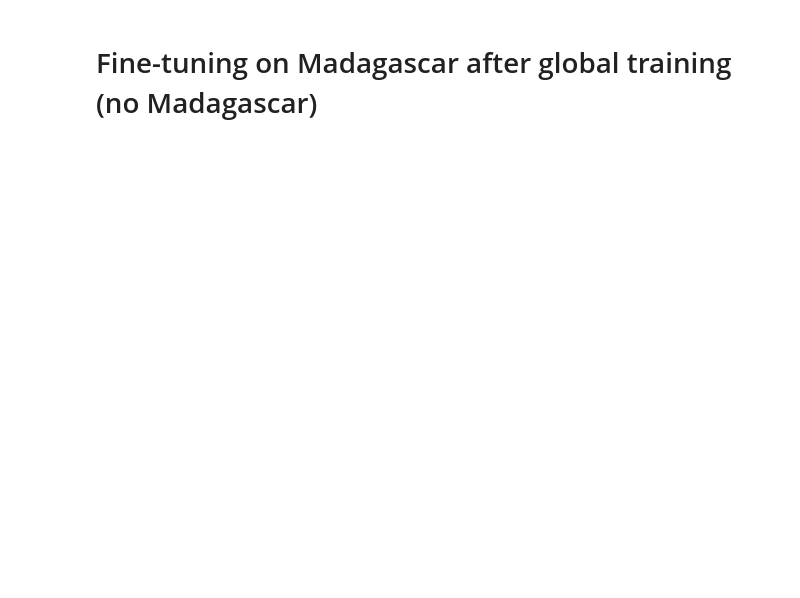
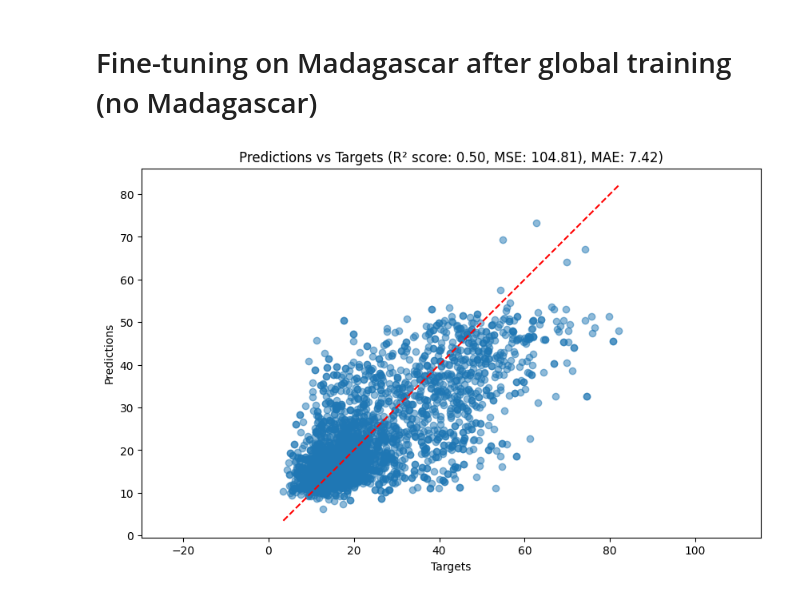
Before and after one commit to morand-g/malpolon-marbec, a Jupyter notebook: examples/poverty/results.ipynb, the cells around one changed output. Drawn from its saved outputs; the diff is of its cells as text; code cells hidden in the pictures; blank space fills up the shorter version.

```diff
--- a/examples/poverty/results.ipynb
+++ b/examples/poverty/results.ipynb
@@ -59,5 +65,7 @@ plot_predict(data)
 # %%
 %tensorboard --logdir=outputs/cnn_on_ms_poverty/kfolds_global_rgb_imagenet/tensorboard_logs
 # %%
-data = pd.read_csv('outputs/NoMada_FT_inf/predictions.csv')
+data = pd.read_csv('predictions_mada_old.csv')
 plot_predict(data)
+# %% [output]
+[figure, added]
```
Also changed, not shown: parts of 4 cells of this notebook, 6 other files.
